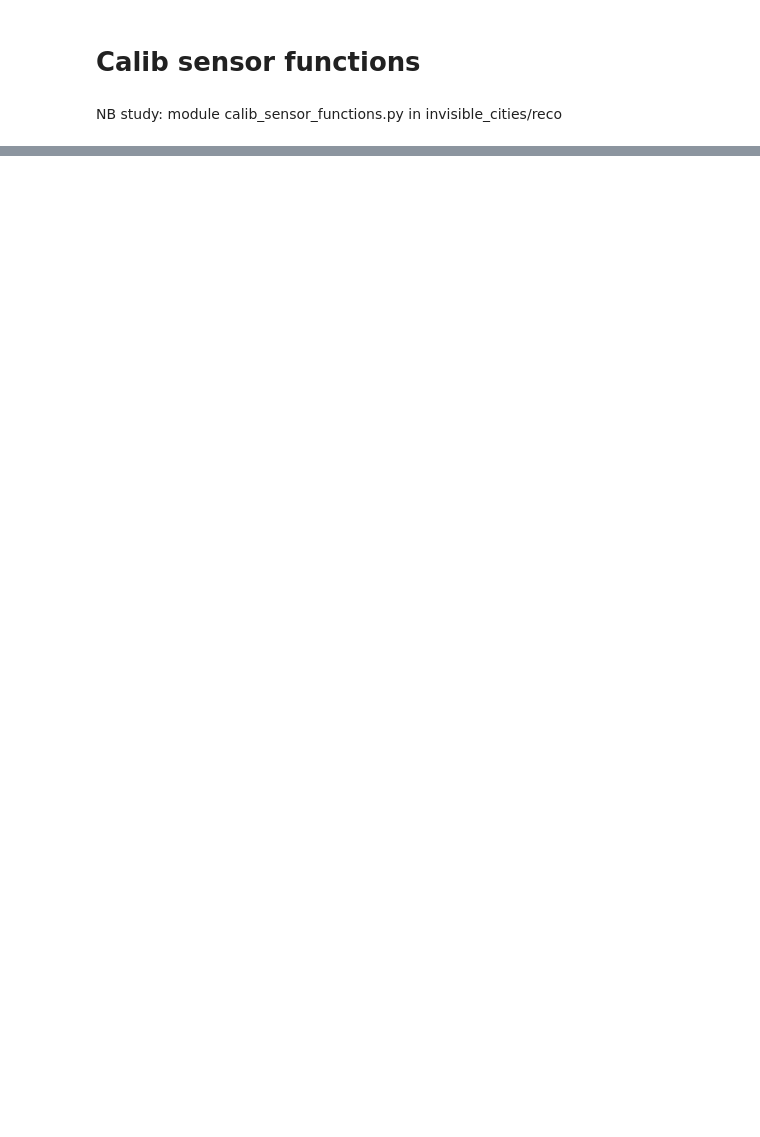
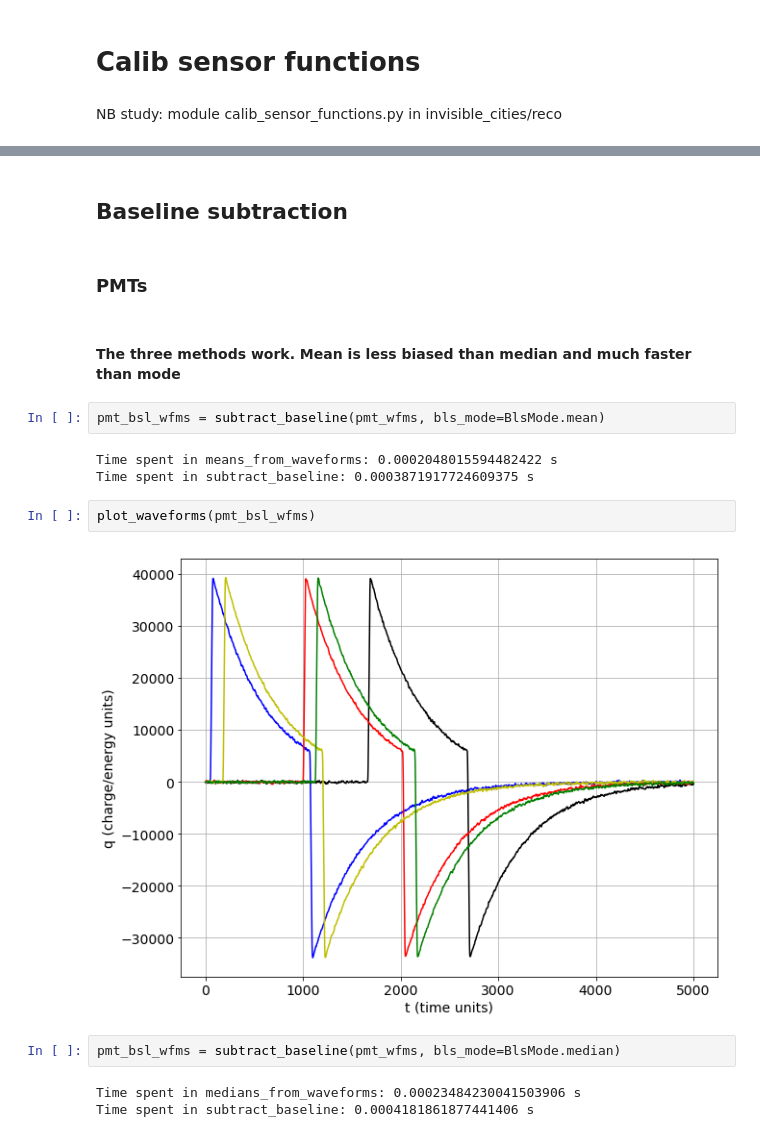
Before and after one commit to jjgomezcadenas/ICDEV, a Jupyter notebook: reco/calib_sensors_functions.ipynb, the cells around one changed output, grey strips where cells are left out. Drawn from its saved outputs; the diff is of its cells as text; blank space fills up the shorter version.

```diff
--- a/reco/calib_sensors_functions.ipynb
+++ b/reco/calib_sensors_functions.ipynb
@@ -362,0 +417,20 @@ ss = toy_sipm_signal(nsipm=1792, wl=1000, adc_to_pes=10, signal_range=(1000, 110
+# %% [markdown]
+## Baseline subtraction
+# %% [markdown]
+### PMTs
+# %% [markdown]
+#### The three methods work. Mean is less biased than median and much faster than mode
+# %%
+pmt_bsl_wfms = subtract_baseline(pmt_wfms, bls_mode=BlsMode.mean)
+# %% [output]
+Time spent in means_from_waveforms: 0.0002048015594482422 s
+Time spent in subtract_baseline: 0.0003871917724609375 s
+# %%
+plot_waveforms(pmt_bsl_wfms)
+# %% [output]
+[figure, added]
+# %%
+pmt_bsl_wfms = subtract_baseline(pmt_wfms, bls_mode=BlsMode.median)
+# %% [output]
+Time spent in medians_from_waveforms: 0.00023484230041503906 s
+Time spent in subtract_baseline: 0.0004181861877441406 s
```
Also changed, not shown: parts of 137 cells of this notebook.
